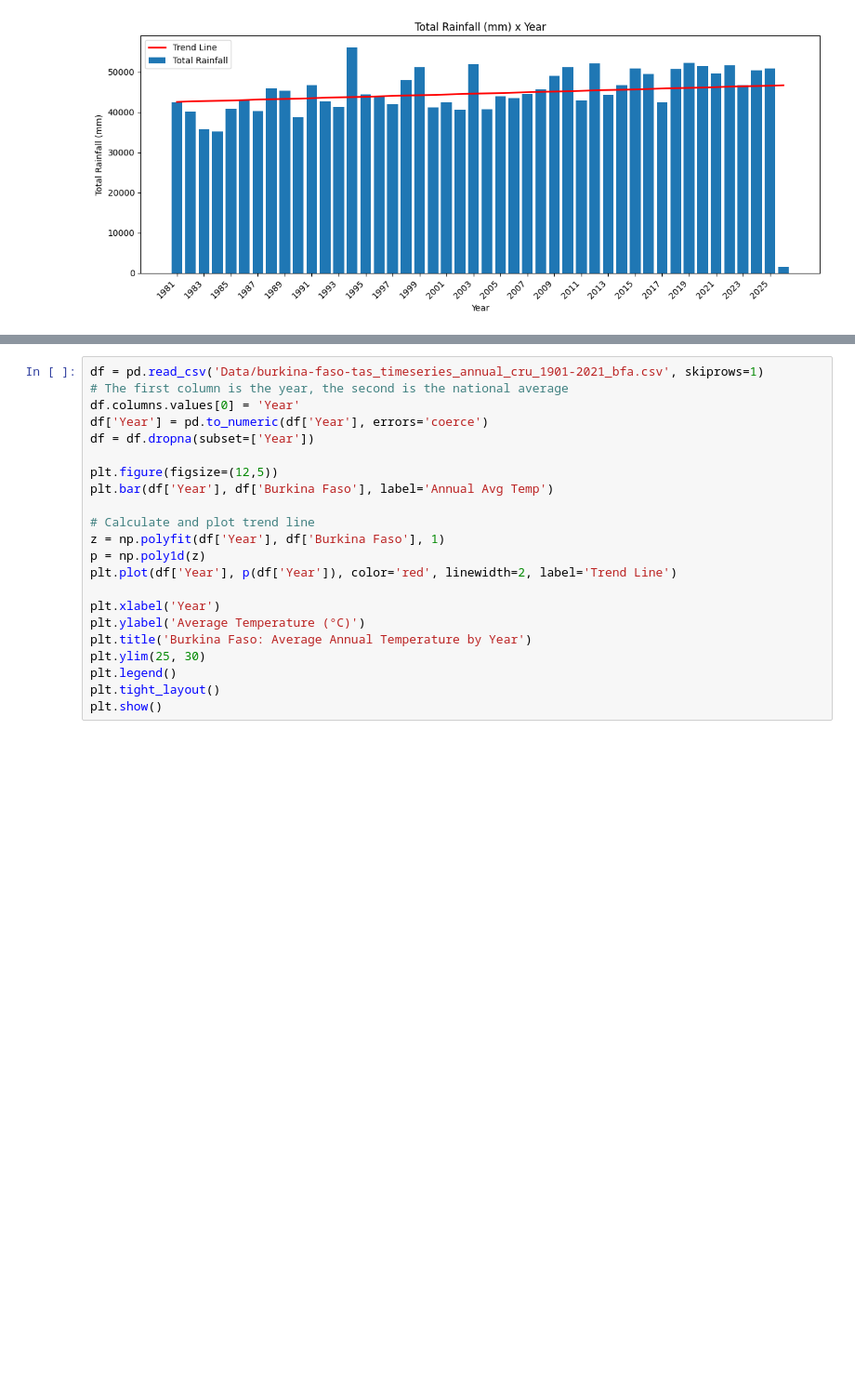
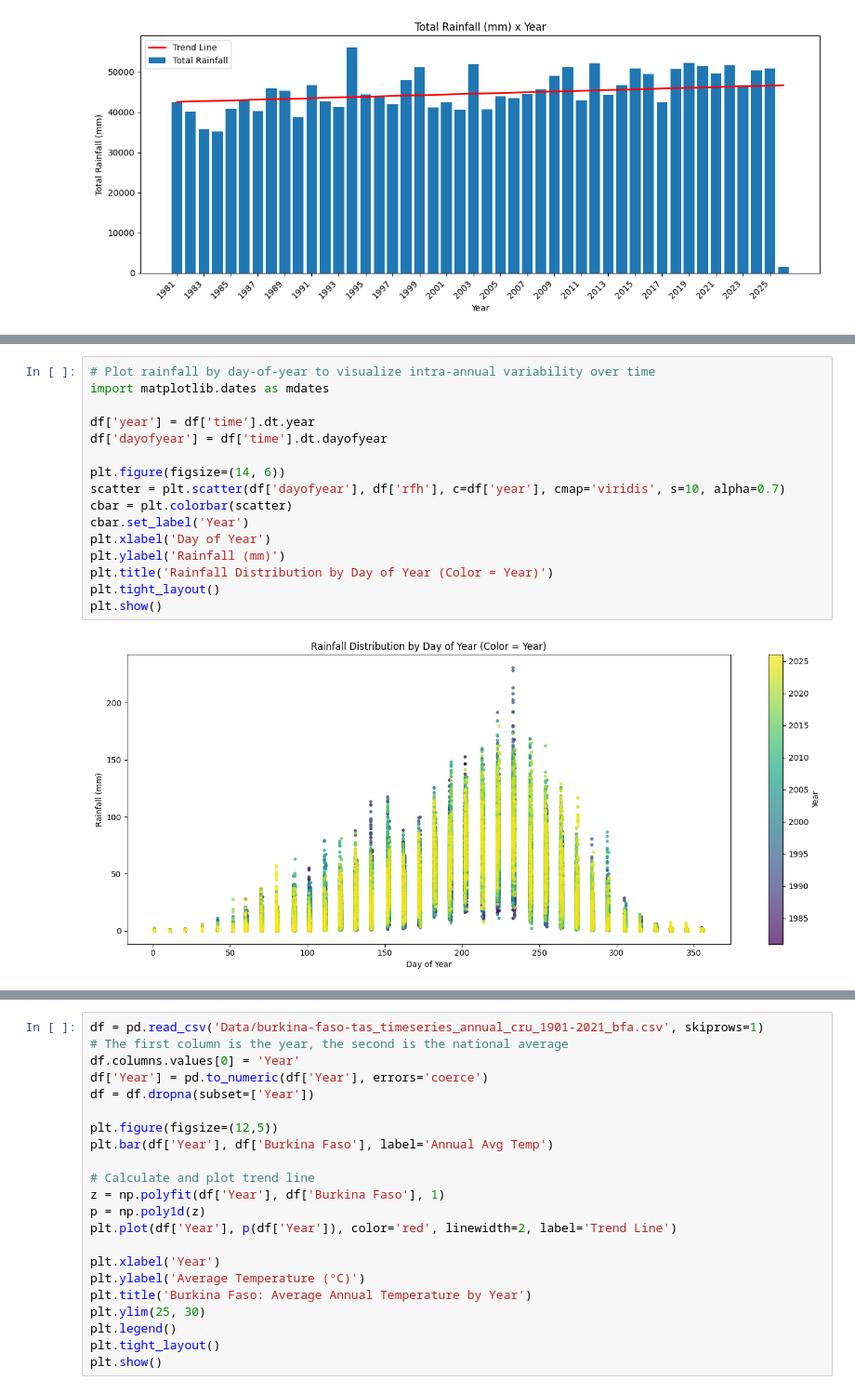
Before and after one commit to RyanParhizi/SahelCloudSeeding, a Jupyter notebook: graphing.ipynb, the cells around one changed output, grey strips where cells are left out. Shown at 93% size. Saved outputs shown, nothing was run; the diff lists cells and outputs as text; blank space fills up the shorter version.

```diff
--- a/graphing.ipynb
+++ b/graphing.ipynb
@@ -39,0 +40,18 @@ plt.show()
+# %%
+# Plot rainfall by day-of-year to visualize intra-annual variability over time
+import matplotlib.dates as mdates
+
+df['year'] = df['time'].dt.year
+df['dayofyear'] = df['time'].dt.dayofyear
+
+plt.figure(figsize=(14, 6))
+scatter = plt.scatter(df['dayofyear'], df['rfh'], c=df['year'], cmap='viridis', s=10, alpha=0.7)
+cbar = plt.colorbar(scatter)
+cbar.set_label('Year')
+plt.xlabel('Day of Year')
+plt.ylabel('Rainfall (mm)')
+plt.title('Rainfall Distribution by Day of Year (Color = Year)')
+plt.tight_layout()
+plt.show()
+# %% [output]
+[figure, added]
```
Also changed, not shown: parts of 2 cells of this notebook, 1 other file.
